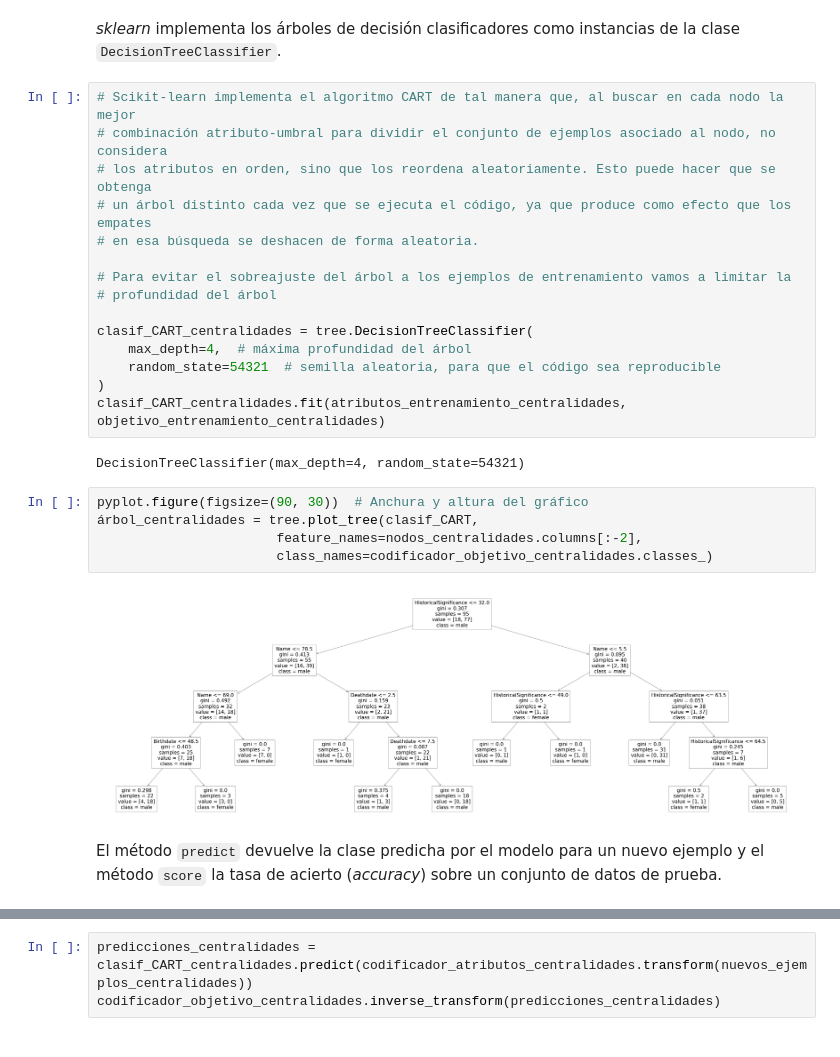
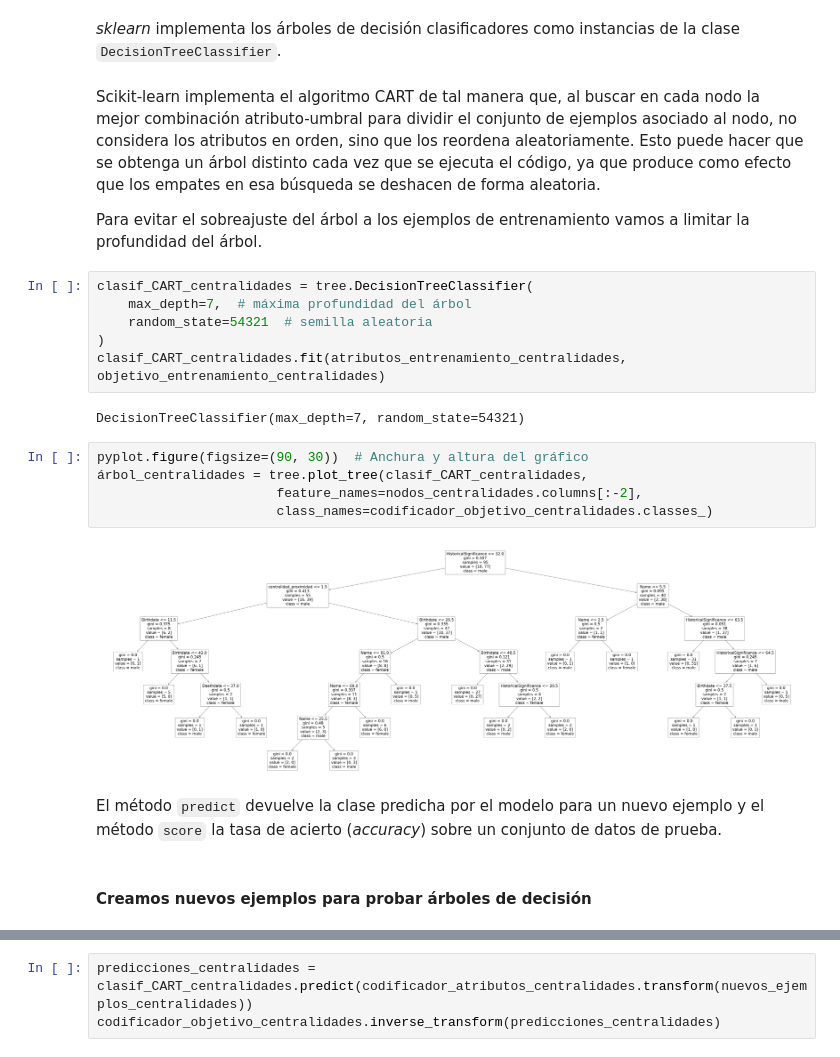
Before and after one commit to MRomalde/IA_Trabajo, a Jupyter notebook: Proyecto.ipynb, the cells around one changed output, grey strips where cells are left out. Saved outputs shown, nothing was run; the diff lists cells and outputs as text.

```diff
--- a/Proyecto.ipynb
+++ b/Proyecto.ipynb
@@ -627,30 +663,32 @@ Accuracy centralidades: 0.6666666666666666
 ### Árboles de decisión
 # %% [markdown]
 _sklearn_ implementa los árboles de decisión clasificadores como instancias de la clase `DecisionTreeClassifier`.
+# %% [markdown]
+Scikit-learn implementa el algoritmo CART de tal manera que, al buscar en cada nodo la mejor
+combinación atributo-umbral para dividir el conjunto de ejemplos asociado al nodo, no considera
+los atributos en orden, sino que los reordena aleatoriamente. Esto puede hacer que se obtenga
+un árbol distinto cada vez que se ejecuta el código, ya que produce como efecto que los empates
+en esa búsqueda se deshacen de forma aleatoria.
+
+Para evitar el sobreajuste del árbol a los ejemplos de entrenamiento vamos a limitar la
+profundidad del árbol.
 # %%
-# Scikit-learn implementa el algoritmo CART de tal manera que, al buscar en cada nodo la mejor
-# combinación atributo-umbral para dividir el conjunto de ejemplos asociado al nodo, no considera
-# los atributos en orden, sino que los reordena aleatoriamente. Esto puede hacer que se obtenga
-# un árbol distinto cada vez que se ejecuta el código, ya que produce como efecto que los empates
-# en esa búsqueda se deshacen de forma aleatoria.
-
-# Para evitar el sobreajuste del árbol a los ejemplos de entrenamiento vamos a limitar la
-# profundidad del árbol
-
 clasif_CART_centralidades = tree.DecisionTreeClassifier(
-    max_depth=4,  # máxima profundidad del árbol
-    random_state=54321  # semilla aleatoria, para que el código sea reproducible
+    max_depth=7,  # máxima profundidad del árbol
+    random_state=54321  # semilla aleatoria
 )
 clasif_CART_centralidades.fit(atributos_entrenamiento_centralidades, objetivo_entrenamiento_centralidades)
 # %% [output]
-DecisionTreeClassifier(max_depth=4, random_state=54321)
+DecisionTreeClassifier(max_depth=7, random_state=54321)
 # %%
 pyplot.figure(figsize=(90, 30))  # Anchura y altura del gráfico
-árbol_centralidades = tree.plot_tree(clasif_CART,
+árbol_centralidades = tree.plot_tree(clasif_CART_centralidades,
                        feature_names=nodos_centralidades.columns[:-2],
                        class_names=codificador_objetivo_centralidades.classes_)
 # %% [output]
-[figure, old version]
+[figure, new version]
 # %% [markdown]
 El método `predict` devuelve la clase predicha por el modelo para un nuevo ejemplo y el método `score` la tasa de acierto (_accuracy_) sobre un conjunto de datos de prueba.
+# %% [markdown]
+#### Creamos nuevos ejemplos para probar árboles de decisión
 # %%
```
Also changed, not shown: parts of 70 cells of this notebook, 3 other files.
